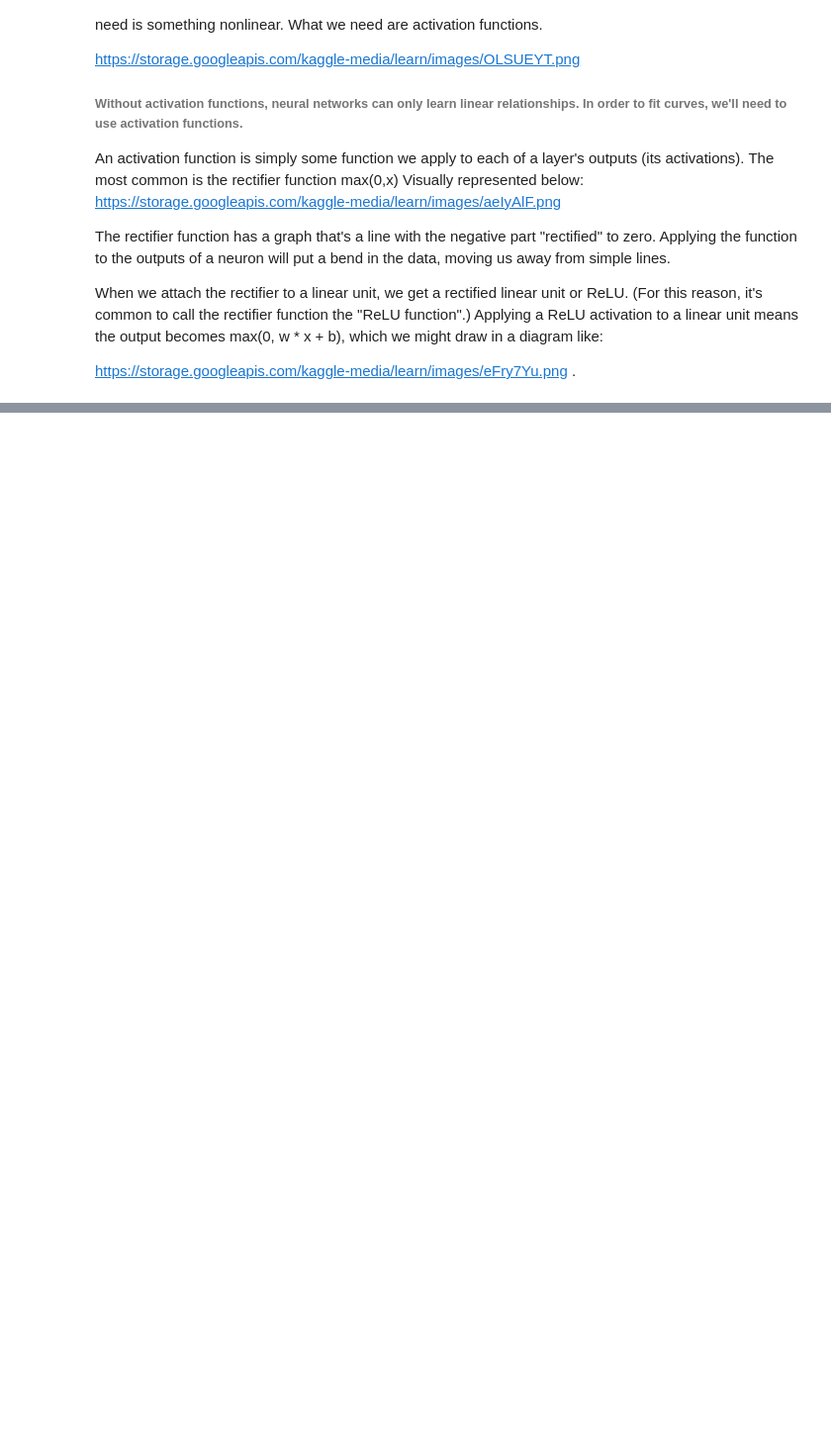
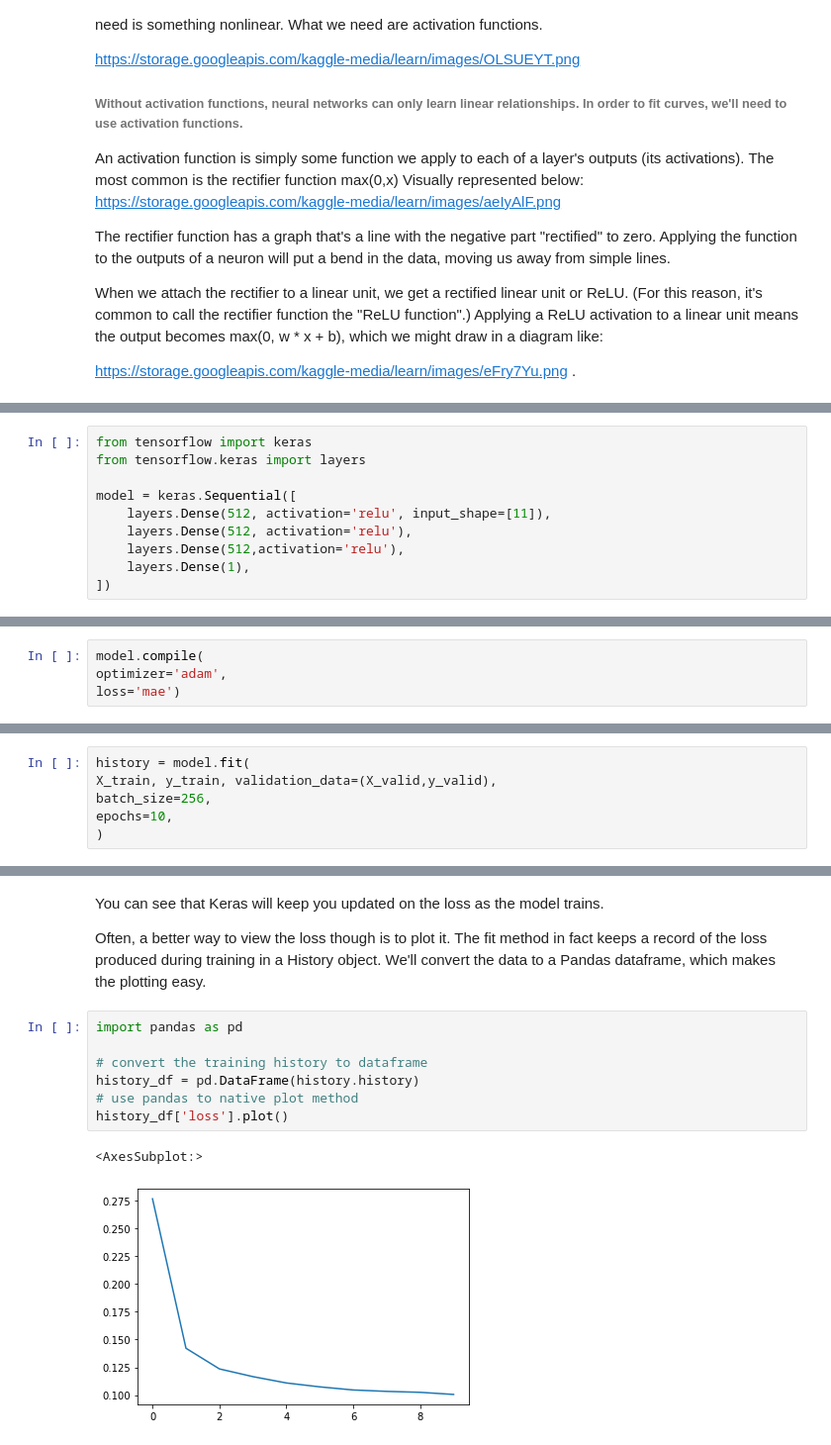
Before and after one commit to Kalderon-Sheikhman/Kaggle-All-Machine-Learning, a Jupyter notebook: 05-Intro-to-Deep-Learning/Deep-Learning.ipynb, the cells around one changed output, grey strips where cells are left out. Shown at 99% size. Drawn from its saved outputs; the diff is of its cells as text; blank space fills up the shorter version.

```diff
--- a/05-Intro-to-Deep-Learning/Deep-Learning.ipynb
+++ b/05-Intro-to-Deep-Learning/Deep-Learning.ipynb
@@ -171,0 +285,10 @@ model = keras.Sequential([
+# %%
+from tensorflow import keras
+from tensorflow.keras import layers
+
+model = keras.Sequential([
+    layers.Dense(512, activation='relu', input_shape=[11]),
+    layers.Dense(512, activation='relu'),
+    layers.Dense(512,activation='relu'),
+    layers.Dense(1),
+])
@@ -171,0 +299,4 @@ model = keras.Sequential([
+# %%
+model.compile(
+optimizer='adam',
+loss='mae')
@@ -171,0 +305,6 @@ model = keras.Sequential([
+# %%
+history = model.fit(
+X_train, y_train, validation_data=(X_valid,y_valid),
+batch_size=256,
+epochs=10,
+)
@@ -171,0 +332,14 @@ model = keras.Sequential([
+# %% [markdown]
+You can see that Keras will keep you updated on the loss as the model trains.
+
+Often, a better way to view the loss though is to plot it. The fit method in fact keeps a record of the loss produced during training in a History object. We'll convert the data to a Pandas dataframe, which makes the plotting easy.
+# %%
+import pandas as pd
+
+# convert the training history to dataframe
+history_df = pd.DataFrame(history.history)
+# use pandas to native plot method
+history_df['loss'].plot()
+# %% [output]
+<AxesSubplot:>
+[figure, added]
```
Also changed, not shown: parts of 24 cells of this notebook, 1 other file.
